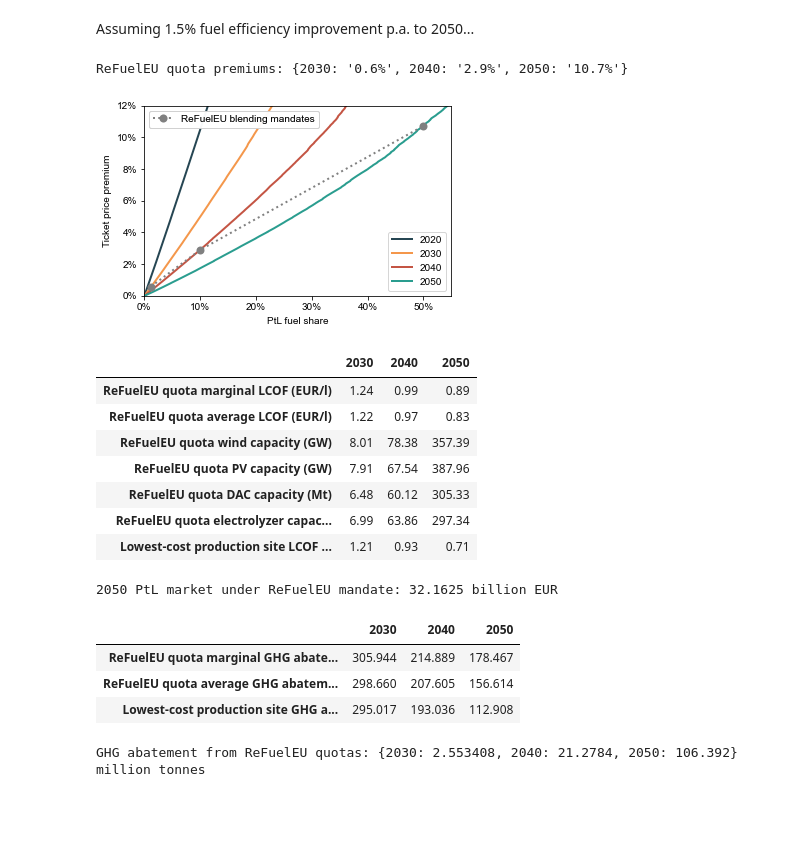
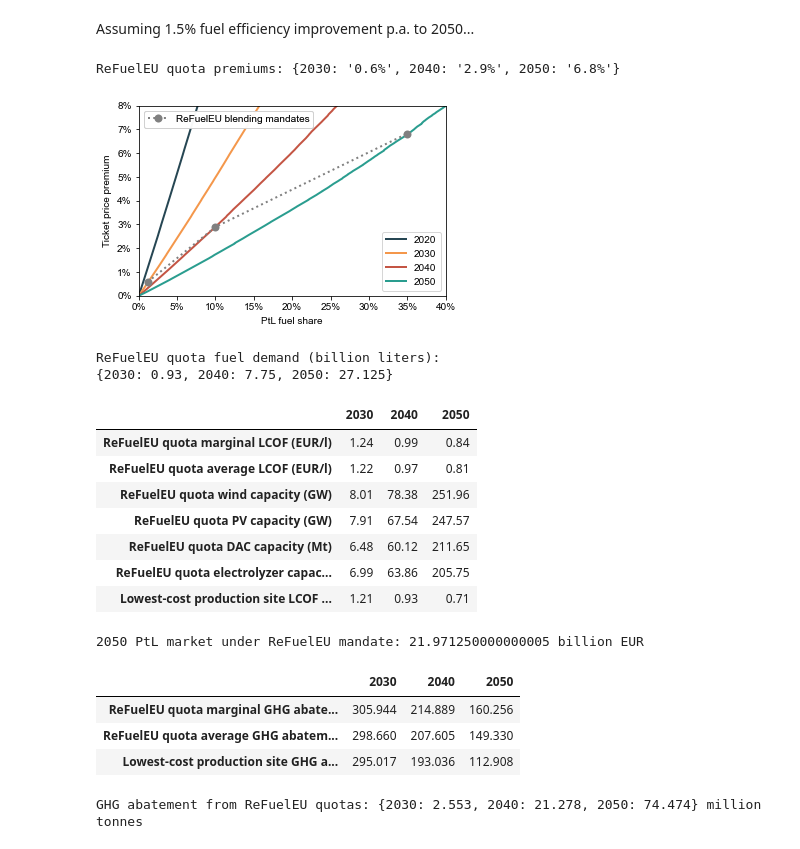
Before and after one commit to kwdseymour/EuroSAFs, a Jupyter notebook: scripts/analysis/cost_curve.ipynb, the cells around one changed output. Drawn from its saved outputs; the diff is of its cells as text; code cells hidden in the pictures; blank space fills up the shorter version.

Commit message:
Fix 2050 refueleu blending quota

```diff
--- a/scripts/analysis/cost_curve.ipynb
+++ b/scripts/analysis/cost_curve.ipynb
@@ -281,7 +281,7 @@ for j,(land_types,title) in enumerate(zip(scenarios,titles)):
 # %% [markdown]
 Assuming 1.5% fuel efficiency improvement p.a. to 2050...
 # %%
-refueleu_quotas = [1.2, 10, 50] #2030,2040,2050
+refueleu_quotas = [1.2, 10, 35] #2030,2040,2050
 refueleu_quota_premiums = []
 
 fig,ax = plt.subplots(figsize=(5.5,3.5))
@@ -291,38 +291,44 @@ for i,year in enumerate([2020,2030,2040,2050]):
     cost_curve = calculate_cost_curve(production_potential)
     cost_curve['fuel_share'] = cost_curve['production_liters_cumsum']/EU32_fuel_demand_liters
     cost_curve['LCOF_blend'] = cost_curve['fuel_share']*cost_curve['LCOF_liter'] + (1-cost_curve['fuel_share'])*fossil_kerosene_price
 
     # This assumes annual fuel efficiency improvement of 1.5%
     cost_curve['ticket_premium'] = (((0.985**(year-2020))*cost_curve['LCOF_blend'] + 3*fossil_kerosene_price)/((0.985**(year-2020))*fossil_kerosene_price + 3*fossil_kerosene_price) - 1)*100
 
     ax.plot(cost_curve['fuel_share']*100,cost_curve['ticket_premium'], label=year)
     if i>0:
         refueleu_quota_premiums.append(cost_curve.iloc[abs(cost_curve['fuel_share']*100 - refueleu_quotas[i-1]).argmin()]['ticket_premium'])
 
 
 ax.plot(refueleu_quotas, refueleu_quota_premiums, marker='o', c='grey', alpha=1, markeredgewidth=0.0, markersize=8, linestyle=':', label='ReFuelEU blending mandates')
 
-ax.set_ylim(0,12)
-ax.set_xlim(0,55)
+ax.set_ylim(0,8)
+ax.set_xlim(0,40)
 
 ax.set_ylabel('Ticket price premium', labelpad=5)
 ax.xaxis.set_major_formatter(StrMethodFormatter('{x:.0f}%'))
 ax.yaxis.set_major_formatter(StrMethodFormatter('{x:.0f}%'))
 
 ax.set_xlabel('PtL fuel share', labelpad=5)
 
 
 lines = ax.get_lines()
 legend1 = ax.legend([lines[i] for i in [0,1,2,3]], [2020,2030,2040,2050], loc='lower right')
 legend2 = ax.legend([lines[i] for i in [4]], ['ReFuelEU blending mandates'], loc='upper left')
 ax.add_artist(legend1)
 ax.add_artist(legend2)
 
-# plt.savefig('../../gfx/ticket_premium_curve.png', bbox_inches='tight',dpi=400);
+plt.savefig('../../gfx/ticket_premium_curve.png', bbox_inches='tight',dpi=400);
 print('ReFuelEU quota premiums:',{year:f'{round(x,1)}%' for year,x in zip([2030,2040,2050],refueleu_quota_premiums)})
 # %% [output]
-ReFuelEU quota premiums: {2030: '0.6%', 2040: '2.9%', 2050: '10.7%'}
+ReFuelEU quota premiums: {2030: '0.6%', 2040: '2.9%', 2050: '6.8%'}
-[figure, old version]
+[figure, new version]
+# %%
+print('ReFuelEU quota fuel demand (billion liters):')
+print({year:round(quota_pct/100*EU32_fuel_demand_liters/1e9,3) for year,quota_pct in zip([2030,2040,2050],refueleu_quotas)})
+# %% [output]
+ReFuelEU quota fuel demand (billion liters):
+{2030: 0.93, 2040: 7.75, 2050: 27.125}
 # %%
 quota_summary_df = pd.DataFrame(index=[
     'ReFuelEU quota marginal LCOF (EUR/l)',
@@ -357,17 +363,17 @@ for i,year in enumerate(quota_summary_df.columns):
 quota_summary_df
 # %% [output]
 |  | 2030 | 2040 | 2050 |
-| ReFuelEU quota marginal LCOF (EUR/l) | 1.24 | 0.99 | 0.89 |
-| ReFuelEU quota average LCOF (EUR/l) | 1.22 | 0.97 | 0.83 |
-| ReFuelEU quota wind capacity (GW) | 8.01 | 78.38 | 357.39 |
-| ReFuelEU quota PV capacity (GW) | 7.91 | 67.54 | 387.96 |
-| ReFuelEU quota DAC capacity (Mt) | 6.48 | 60.12 | 305.33 |
-| ReFuelEU quota electrolyzer capac... | 6.99 | 63.86 | 297.34 |
+| ReFuelEU quota marginal LCOF (EUR/l) | 1.24 | 0.99 | 0.84 |
+| ReFuelEU quota average LCOF (EUR/l) | 1.22 | 0.97 | 0.81 |
+| ReFuelEU quota wind capacity (GW) | 8.01 | 78.38 | 251.96 |
+| ReFuelEU quota PV capacity (GW) | 7.91 | 67.54 | 247.57 |
+| ReFuelEU quota DAC capacity (Mt) | 6.48 | 60.12 | 211.65 |
+| ReFuelEU quota electrolyzer capac... | 6.99 | 63.86 | 205.75 |
 | Lowest-cost production site LCOF ... | 1.21 | 0.93 | 0.71 |
 # %%
 print('2050 PtL market under ReFuelEU mandate:', quota_summary_df.loc['ReFuelEU quota average LCOF (EUR/l)',2050]*EU32_fuel_demand_liters*refueleu_quotas[2]/100/1e9, 'billion EUR')
 # %% [output]
-2050 PtL market under ReFuelEU mandate: 32.1625 billion EUR
+2050 PtL market under ReFuelEU mandate: 21.971250000000005 billion EUR
 # %%
 premium_df = quota_summary_df.loc[[
     'ReFuelEU quota marginal LCOF (EUR/l)',
@@ -382,13 +388,13 @@ premium_df = ghg_abatement_cost.astype(float).round(3)
 premium_df
 # %% [output]
 |  | 2030 | 2040 | 2050 |
-| ReFuelEU quota marginal GHG abate... | 305.944 | 214.889 | 178.467 |
-| ReFuelEU quota average GHG abatem... | 298.660 | 207.605 | 156.614 |
+| ReFuelEU quota marginal GHG abate... | 305.944 | 214.889 | 160.256 |
+| ReFuelEU quota average GHG abatem... | 298.660 | 207.605 | 149.330 |
 | Lowest-cost production site GHG a... | 295.017 | 193.036 | 112.908 |
 # %%
 refueleu_ptl_volumes = [x/100*EU32_fuel_demand_kg for x in refueleu_quotas] #kg
 refueleu_ghg_abatement = [x*kerosene_carbon_intensity*ptl_ghg_reduction_factor/1e3 for x in refueleu_ptl_volumes] #tonnes
-refueleu_ghg_abatement = {year:x/1e6 for year,x in zip([2030,2040,2050],refueleu_ghg_abatement)} #million tonnes
+refueleu_ghg_abatement = {year:round(x/1e6,3) for year,x in zip([2030,2040,2050],refueleu_ghg_abatement)} #million tonnes
 print('GHG abatement from ReFuelEU quotas:',refueleu_ghg_abatement,'million tonnes')
 # %% [output]
-GHG abatement from ReFuelEU quotas: {2030: 2.553408, 2040: 21.2784, 2050: 106.392} million tonnes
+GHG abatement from ReFuelEU quotas: {2030: 2.553, 2040: 21.278, 2050: 74.474} million tonnes
```
Also changed, not shown: 1 other file.
